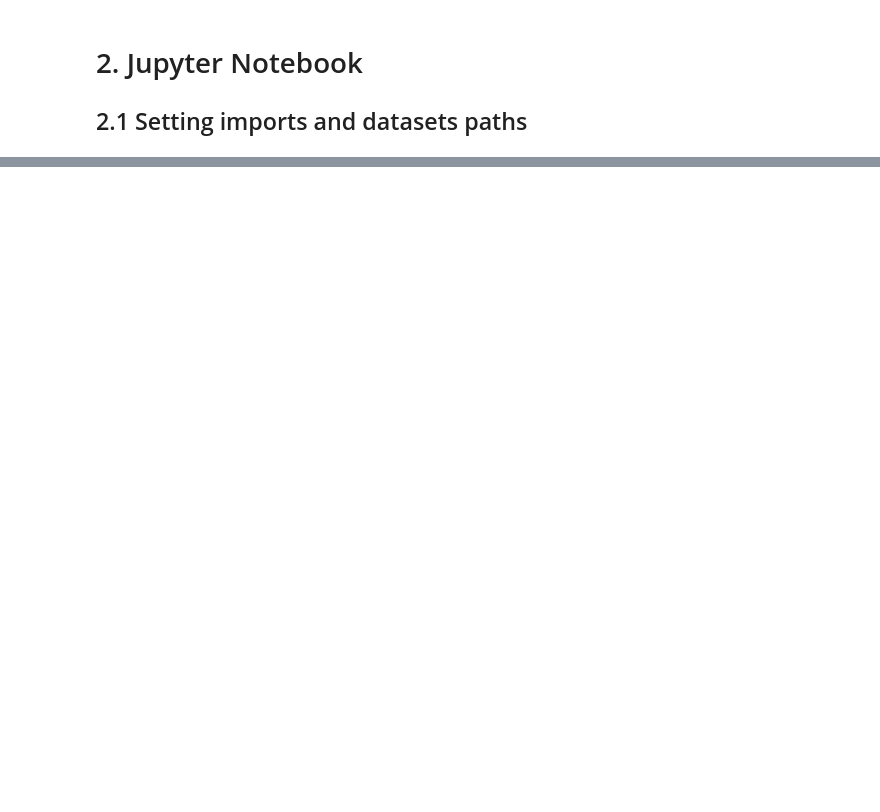
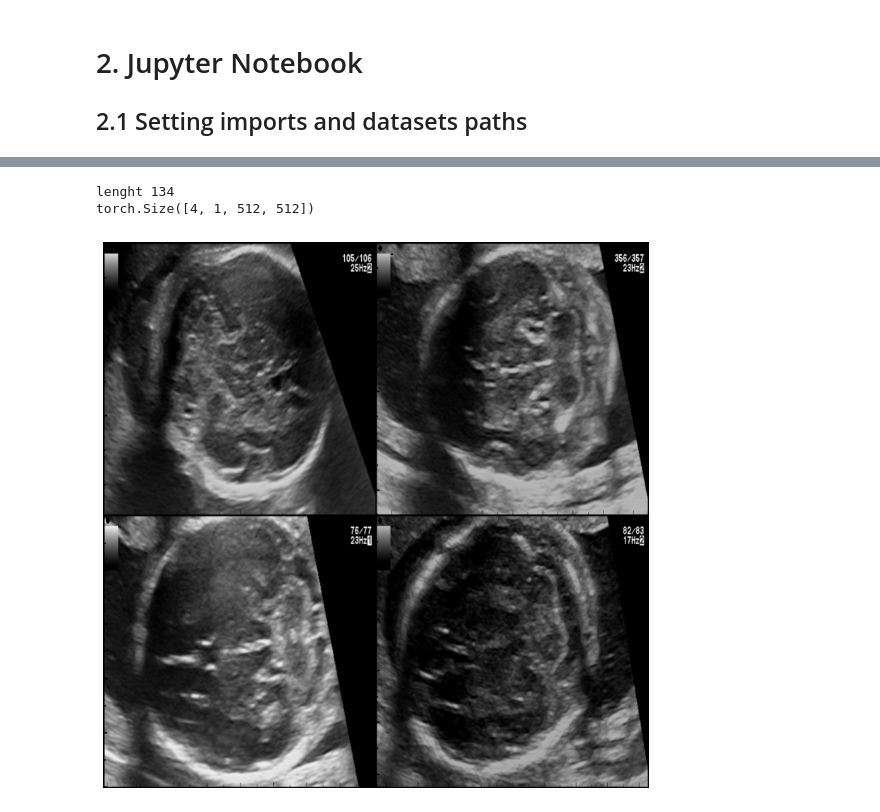
Before and after one commit to budai4medtech/xfetus, a Jupyter notebook: notebooks/preparing_dataset_fetal_planes.ipynb, the cells around one changed output, grey strips where cells are left out. Saved outputs shown, nothing was run; the diff lists cells and outputs as text; code cells hidden in the pictures; blank space fills up the shorter version.

```diff
--- a/notebooks/preparing_dataset_fetal_planes.ipynb
+++ b/notebooks/preparing_dataset_fetal_planes.ipynb
@@ -190,36 +196,40 @@ transform_operations=transforms.Compose([
                         #mt.RandRotate(range_x=0.1, prob=0.5),
                         #mt.RandZoom(prob=0.5, min_zoom=1, max_zoom=1.1),
                         #mt.Resize([image_size, image_size]),
-                        transforms.Resize([image_size, image_size]),
+                        transforms.Resize([image_size, image_size], antialias=True),
                         transforms.Normalize((0.5), (0.5)), #mean=0.5, std=0.5
                         ])
 
 dataset = FetalPlaneDataset(root_dir=dataroot,
                             ref=ref,
                             plane=plane,
                             brain_plane=brain_plane,
                             us_machine=us_machine,
                             operator_number=operator_number,
                             transform=transform_operations)
 
 number_of_images = dataset.__len__()
 print(f'lenght {number_of_images}')
 
 dataloader = DataLoader(dataset,
                         batch_size=batch_size,
                         shuffle=SHUFFLE_T,
                         num_workers=workers)
 
 ## Plot some training images
 real_batch = next(iter(dataloader))
 print(real_batch.shape)
 
 plt.figure(figsize=(10,10))
 plt.axis("off")
 # plt.title(f'Images from {plane}')
 grid_images=vutils.make_grid(real_batch.to(device)[:64], nrow=2, padding=2, normalize=True)
 plt.imshow(np.transpose(grid_images.cpu(),(1,2,0)))
 plt.show()
+# %% [output]
+lenght 134
+torch.Size([4, 1, 512, 512])
+[figure, added]
 # %%
 ## Displaying dataloader content
 len_dataloader = len(dataloader)
```
Also changed, not shown: parts of 3 cells of this notebook, 2 other files.
